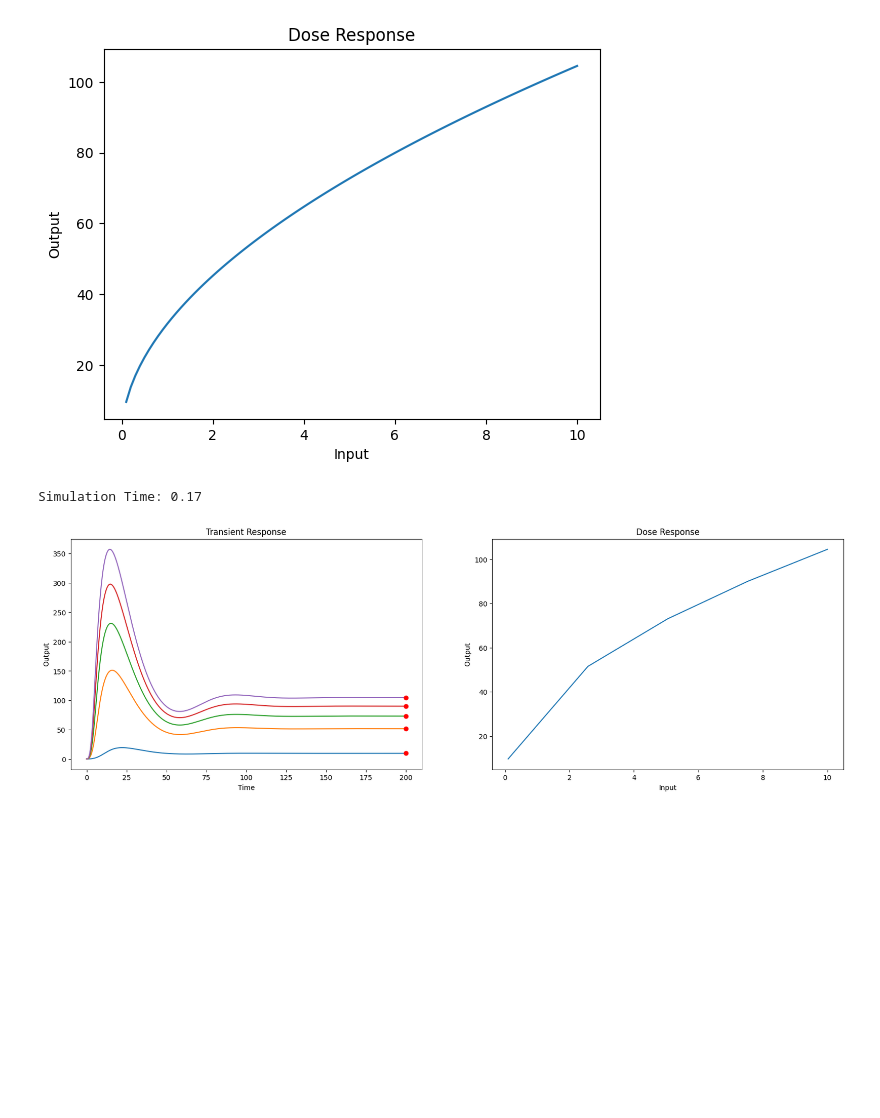
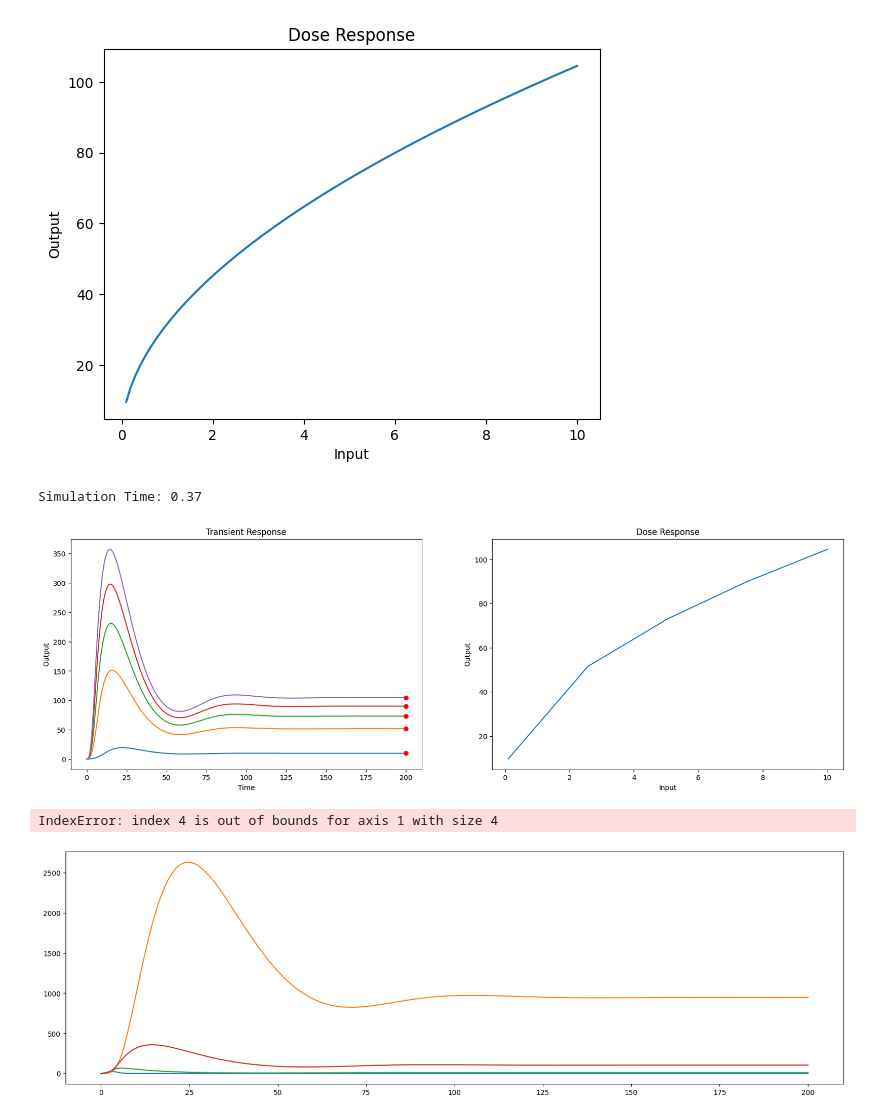
Before and after one commit to Maurice-Filo/GenAI-Net, a Jupyter notebook: CRNGenAI/Testing/Testing_IOCRN_Class.ipynb, the cells around one changed output. Drawn from its saved outputs; the diff is of its cells as text; code cells hidden in the pictures; blank space fills up the shorter version.

```diff
--- a/CRNGenAI/Testing/Testing_IOCRN_Class.ipynb
+++ b/CRNGenAI/Testing/Testing_IOCRN_Class.ipynb
@@ -84,32 +86,43 @@ y_array = IOCRN.dose_response(u_array, initial_guess, True)
 # %%
 # Transient Response
 N_u = 5
 u_array = np.linspace(0.1, 10, N_u, dtype=np.float32)
 initial_guess = np.array([0.1, 0.1, 0.1, 0.1], dtype=np.float32)
 initial_condition = np.array([0, 0, 0, 0], dtype=np.float32)
 time_horizon = np.linspace(0, 200, 1000, dtype=np.float32)
 
 tic = time.time()
-outputs_transient = IOCRN.transient_response(u_array, initial_condition, time_horizon)
+outputs_transient, states_transient = IOCRN.transient_response(u_array, initial_condition, time_horizon, return_states=True)
 toc = time.time()
 print('Simulation Time: %.2f' % (toc - tic))
 
 outputs_ss = IOCRN.dose_response(u_array, initial_guess, False)
 
 plt.figure(figsize=(20, 6))
 plt.subplot(1, 2, 1)
 for i in range(len(outputs_transient)):
     plt.plot(time_horizon, outputs_transient[i])
     plt.plot(time_horizon[-1], outputs_ss[i], 'ro')
 plt.xlabel('Time')
 plt.ylabel('Output')
 plt.title('Transient Response')
 plt.subplot(1, 2, 2)
 plt.plot(u_array, outputs_ss)
 plt.xlabel('Input')
 plt.ylabel('Output')
 plt.title('Dose Response')
 plt.show()
+
+# Plot the states
+plt.figure(figsize=(20, 6))
+for i in range(len(states_transient)):
+    plt.plot(time_horizon, states_transient[:,i])
+plt.xlabel('Time')
+plt.ylabel('State')
+plt.title('Transient Response')
+plt.show()
 # %% [output]
-Simulation Time: 0.17
+Simulation Time: 0.37
 [figure]
+IndexError: index 4 is out of bounds for axis 1 with size 4
+[figure, added]
```
Also changed, not shown: parts of 2 cells of this notebook, 12 other files.
